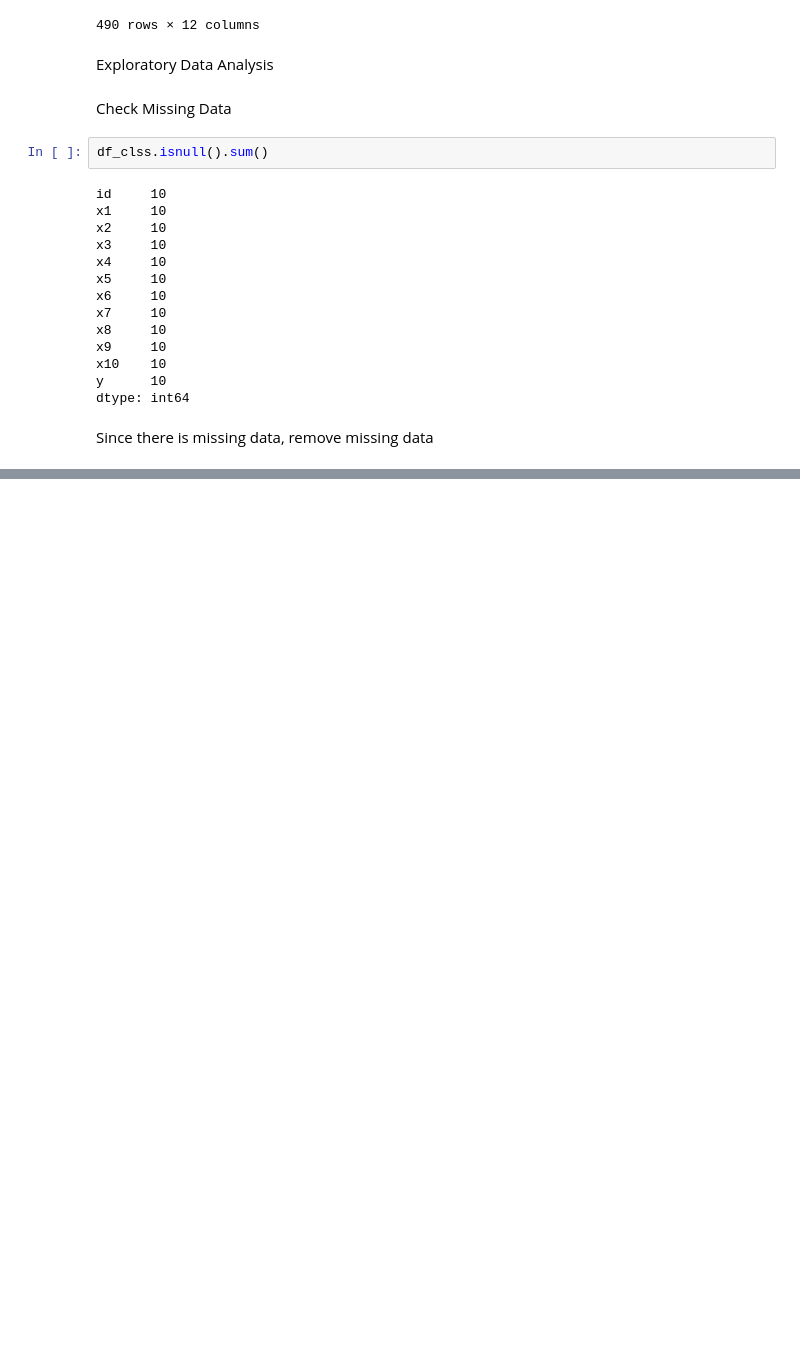
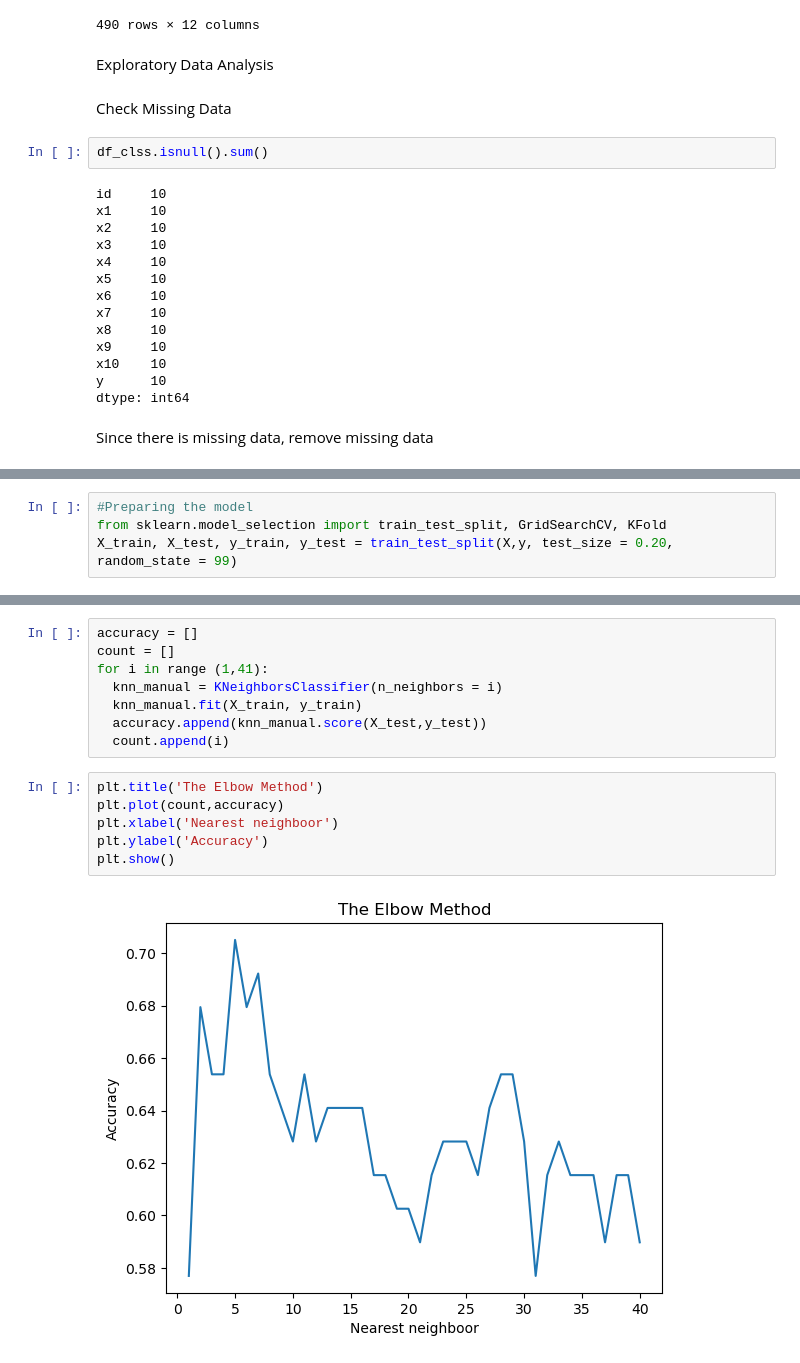
Before and after one commit to Tonkhaowm8/Cognitive-Computing, a Jupyter notebook: Midterm/task 1/task1.ipynb, the cells around one changed output, grey strips where cells are left out. Cells and saved outputs as stored; diff of their text form; blank space fills up the shorter version.

```diff
--- a/Midterm/task 1/task1.ipynb
+++ b/Midterm/task 1/task1.ipynb
@@ -67,0 +143,4 @@ dtype: int64
+# %%
+#Preparing the model
+from sklearn.model_selection import train_test_split, GridSearchCV, KFold
+X_train, X_test, y_train, y_test = train_test_split(X,y, test_size = 0.20, random_state = 99)
@@ -67,0 +170,16 @@ dtype: int64
+# %%
+accuracy = []
+count = []
+for i in range (1,41):
+  knn_manual = KNeighborsClassifier(n_neighbors = i)
+  knn_manual.fit(X_train, y_train)
+  accuracy.append(knn_manual.score(X_test,y_test))
+  count.append(i)
+# %%
+plt.title('The Elbow Method')
+plt.plot(count,accuracy)
+plt.xlabel('Nearest neighboor')
+plt.ylabel('Accuracy')
+plt.show()
+# %% [output]
+[figure, added]
```
Also changed, not shown: parts of 24 cells of this notebook, 1 other file.
